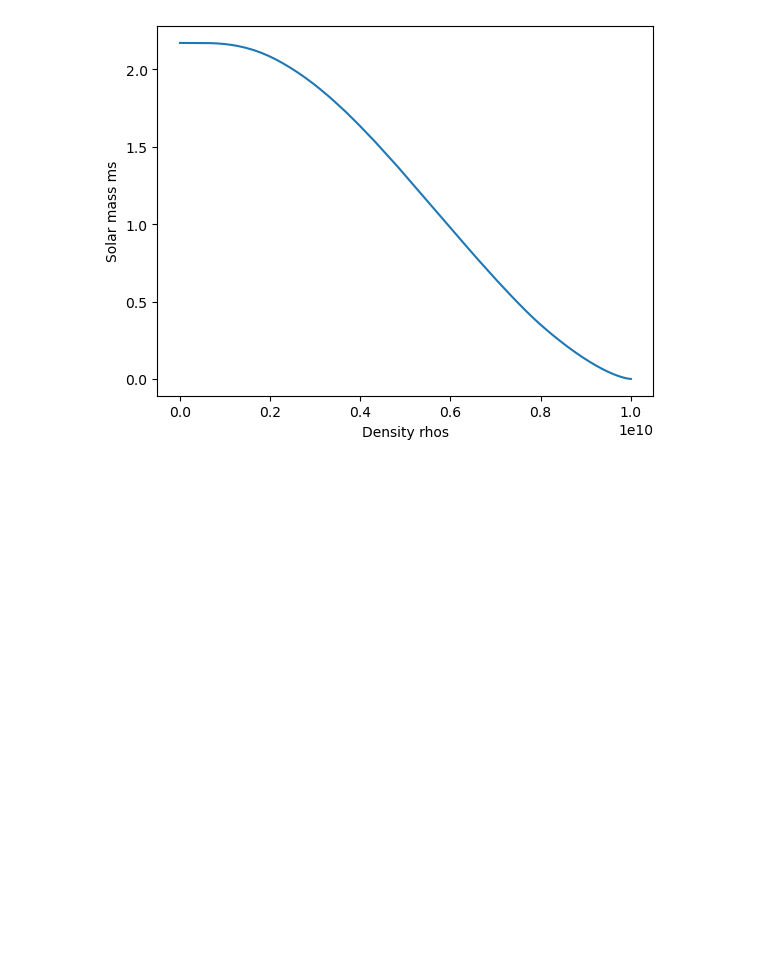
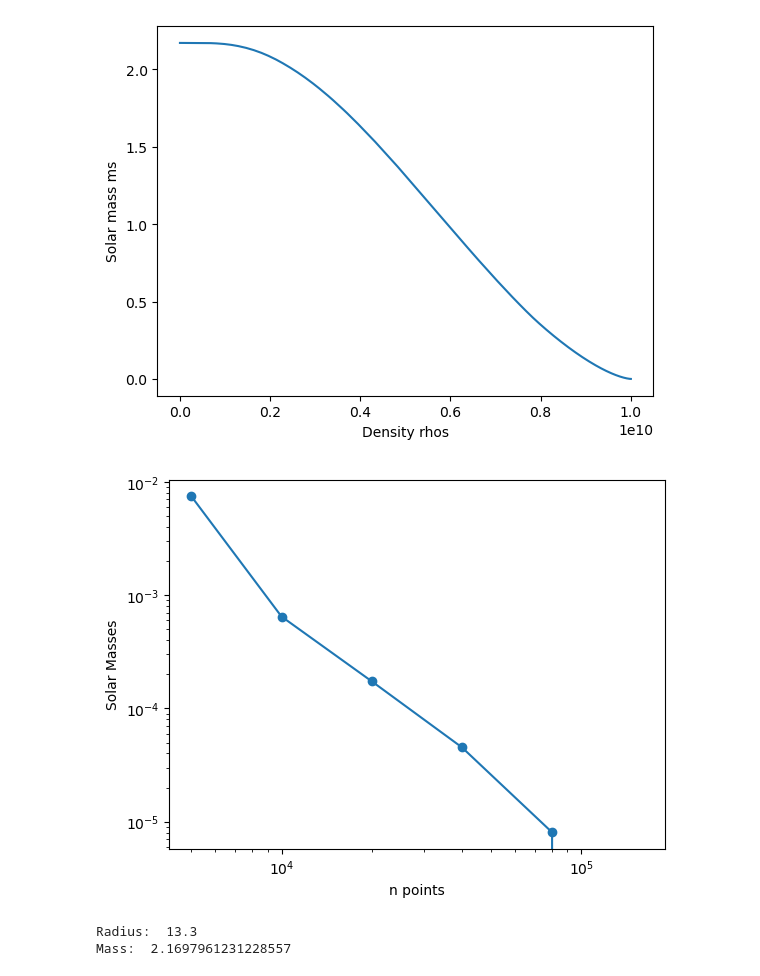
Before and after one commit to D7RV23/NS_SURP2024, a Jupyter notebook: week_2-3/neutron_star_week2.ipynb, the cells around one changed output. Drawn from its saved outputs; the diff is of its cells as text; code cells hidden in the pictures; blank space fills up the shorter version.

```diff
--- a/week_2-3/neutron_star_week2.ipynb
+++ b/week_2-3/neutron_star_week2.ipynb
@@ -226,0 +535,38 @@ def runge_kutta():
+# %%
+npoints = [5000,10000,20000,40000,80000,160000]
+masses = [2.169943935697563,2.1697961231228557,2.169785846407223,2.169783064060471,2.1697822551328056,2.16978208040952]
+
+mass_diffs = [(m - masses[-1])/masses[-1]*100 for m in masses]
+
+fig, ax = plt.subplots(ncols=1, nrows=1)
+x = npoints
+ax.set_xlabel('n points')
+# Y-axis values
+y = mass_diffs
+ax.set_ylabel('Solar Masses')
+
+ax.set_xscale('log')
+ax.set_yscale('log')
+
+# Function to plot
+ax.plot(x, y, "-o")
+
+# function to show the plot
+plt.show()
+# %% [output]
+[figure, added]
+# %%
+def gen_ns(rho_c,ds,loops):
+    """
+
+
+    """
+    rs, rhos, ps, ms = runge_kutta(rho_c,ds,loops)
+    return rs,rhos,ps,ms
+gen_ns(1e15,4000,5000)
+
+print("Radius: ",find_radius(rs))
+print("Mass: ",find_mass(ms))
+# %% [output]
+Radius:  13.3
+Mass:  2.1697961231228557
```
Also changed, not shown: parts of 12 cells of this notebook, 1 other file.
